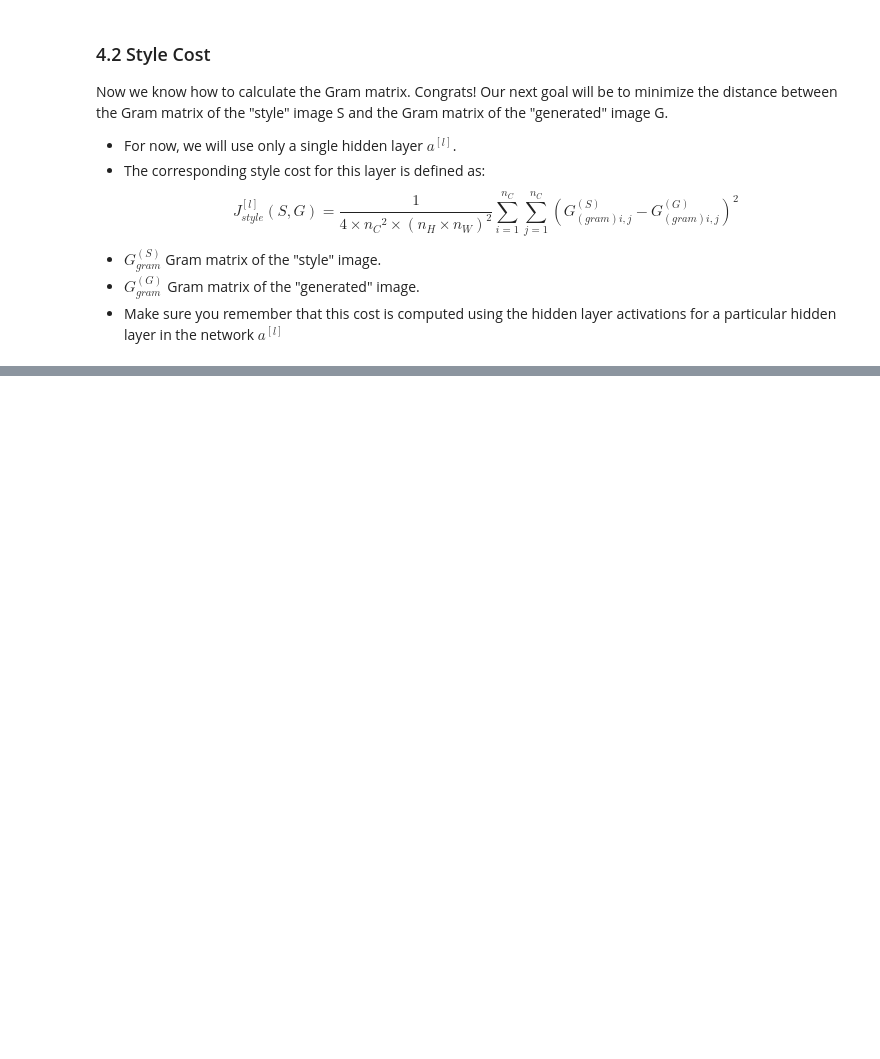
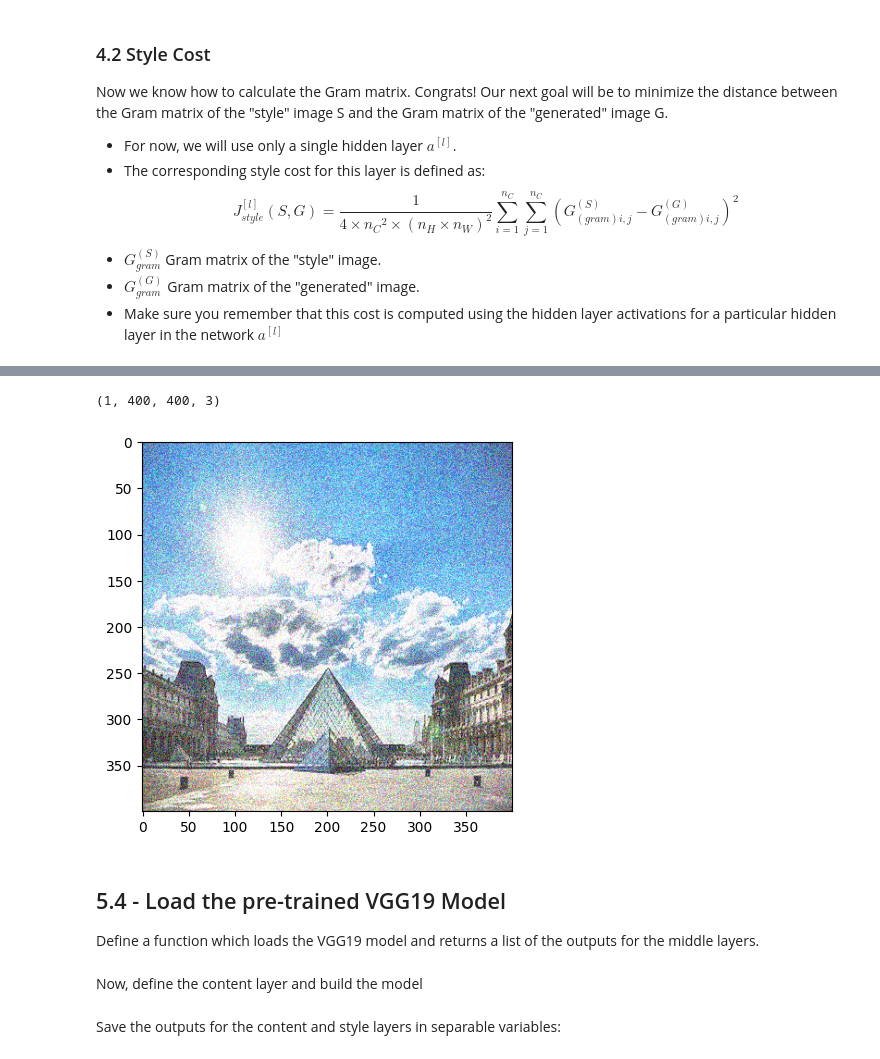
Before and after one commit to rvraghvender/DeepLearningProjects, a Jupyter notebook: ConvolutionNeuralNetworks/NerualArtGeneration/Art_Generation_with_Neural_Style_Transfer.ipynb, the cells around one changed output, grey strips where cells are left out. Saved outputs shown, nothing was run; the diff lists cells and outputs as text; code cells hidden in the pictures; blank space fills up the shorter version.

```diff
--- a/ConvolutionNeuralNetworks/NerualArtGeneration/Art_Generation_with_Neural_Style_Transfer.ipynb
+++ b/ConvolutionNeuralNetworks/NerualArtGeneration/Art_Generation_with_Neural_Style_Transfer.ipynb
@@ -264,0 +574,16 @@ $$J_{style}^{[l]}(S,G) = \frac{1}{4 \times {n_C}^2 \times (n_H \times n_W)^2} \s
+# %%
+generated_image = tf.Variable(tf.image.convert_image_dtype(content_image, tf.float32))
+noise = tf.random.uniform(tf.shape(generated_image), 0, 0.5)
+generated_image = tf.add(generated_image, noise)
+generated_image = tf.clip_by_value(generated_image, clip_value_min=0.0, clip_value_max=1.0)
+
+print(generated_image.shape)
+plt.imshow(generated_image.numpy()[0])
+plt.show()
+# %% [output]
+(1, 400, 400, 3)
+[figure, added]
+# %% [markdown]
+## 5.4 - Load the pre-trained VGG19 Model
+
+Define a function which loads the VGG19 model and returns a list of the outputs for the middle layers.
@@ -264,0 +597,2 @@ $$J_{style}^{[l]}(S,G) = \frac{1}{4 \times {n_C}^2 \times (n_H \times n_W)^2} \s
+# %% [markdown]
+Now, define the content layer and build the model
@@ -264,0 +603,2 @@ $$J_{style}^{[l]}(S,G) = \frac{1}{4 \times {n_C}^2 \times (n_H \times n_W)^2} \s
+# %% [markdown]
+Save the outputs for the content and style layers in separable variables:
```
Also changed, not shown: parts of 32 cells of this notebook.
